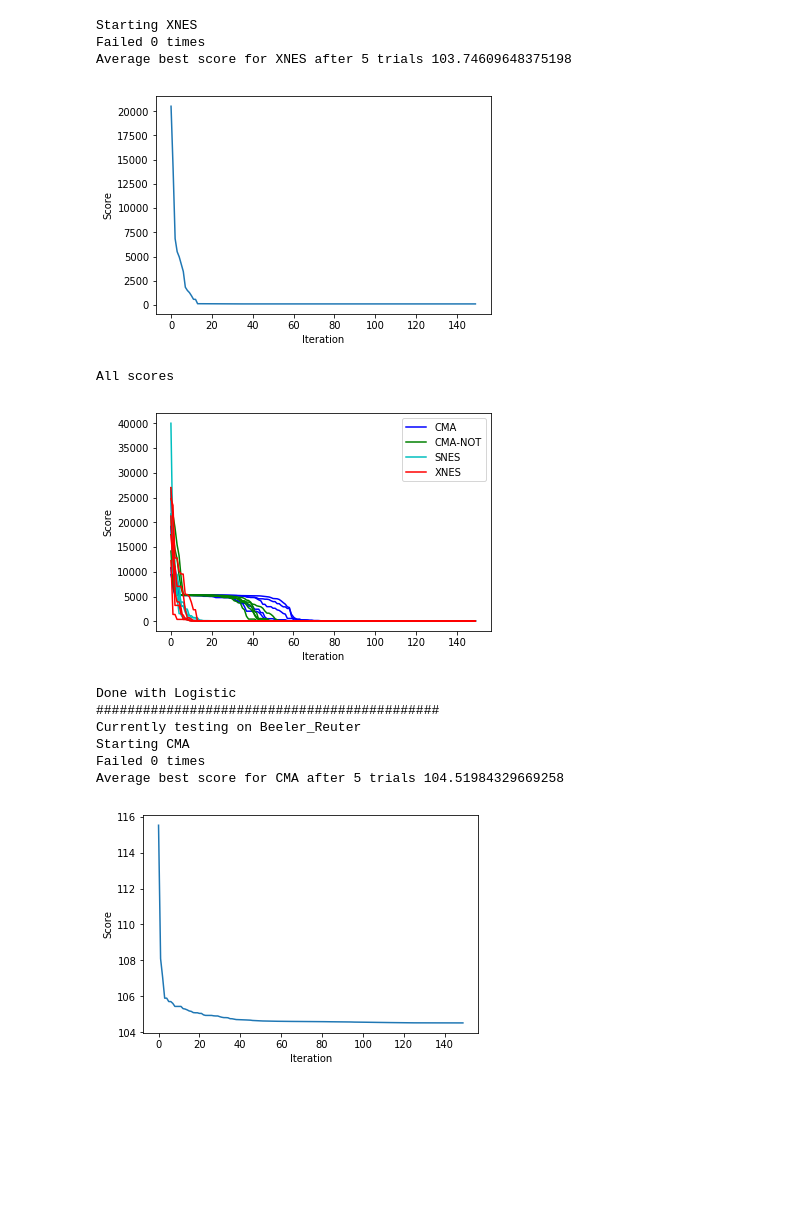
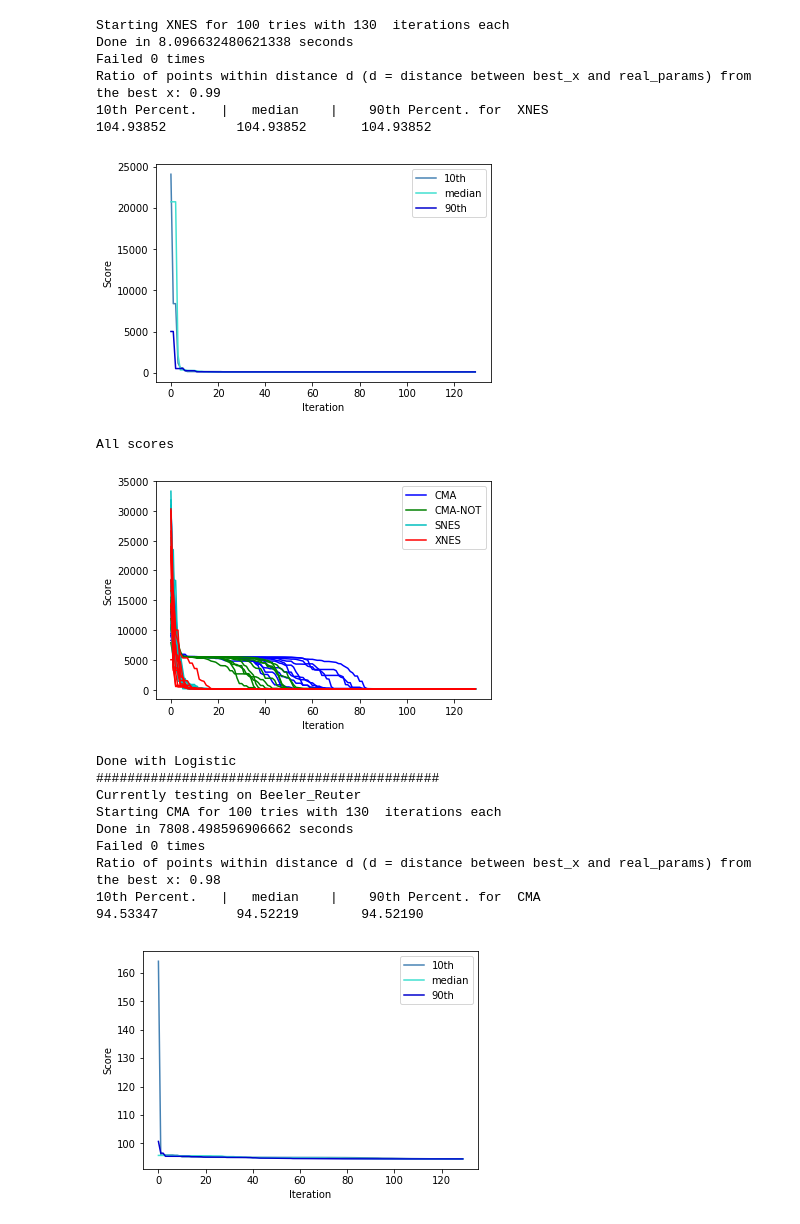
Before and after one commit to pints-team/pints-docs, a Jupyter notebook: Arnaud/Test_bed.ipynb, the cells around one changed output. Saved outputs shown, nothing was run; the diff lists cells and outputs as text; code cells hidden in the pictures; blank space fills up the shorter version.

```diff
--- a/Arnaud/Test_bed.ipynb
+++ b/Arnaud/Test_bed.ipynb
@@ -100,11 +566,16 @@ for key, value in model_dict.items():
     snes = pints.SNES(x0)
     cma_not = pints.CMAES(x0)
     cma = CMAES(x0)
-    sgd = SGD(x0)
 
     opts = [ ("CMA", cma, "b"),("CMA-NOT",cma_not, "g"),  ("SNES", snes, "c"), ("XNES", xnes, "r")]
 
-    model_testbed(value['model'], value['real_parameters'], value['times'], opts)
+    out_name = key + "_results.pickle"
+    pickle_out =  open(out_name,"wb")
+
+    all_result_info = model_testbed(value['model'], value['real_parameters'], value['times'], opts, timed=True)
+
+    pickle.dump(all_result_info, pickle_out)
+    pickle_out.close()
 
     print("Done with", key)
     print('############################################')
@@ -125,13 +605,19 @@ Average best score for SNES after 5 trials 103.74609648375204
-Starting XNES
+Starting XNES for 100 tries with 130  iterations each
+Done in 8.096632480621338 seconds
 Failed 0 times
-Average best score for XNES after 5 trials 103.74609648375198
+Ratio of points within distance d (d = distance between best_x and real_params) from the best x: 0.99
+10th Percent.   |   median    |    90th Percent. for  XNES
+104.93852         104.93852       104.93852
-[figure, old version]
+[figure, new version]
 All scores
-[figure, old version]
+[figure, new version]
 Done with Logistic
 ############################################
 Currently testing on Beeler_Reuter
-Starting CMA
+Starting CMA for 100 tries with 130  iterations each
+Done in 7808.498596906662 seconds
 Failed 0 times
-Average best score for CMA after 5 trials 104.51984329669258
+Ratio of points within distance d (d = distance between best_x and real_params) from the best x: 0.98
+10th Percent.   |   median    |    90th Percent. for  CMA
+94.53347          94.52219        94.52190
-[figure, old version]
+[figure, new version]
```
Also changed, not shown: parts of 7 cells of this notebook.
